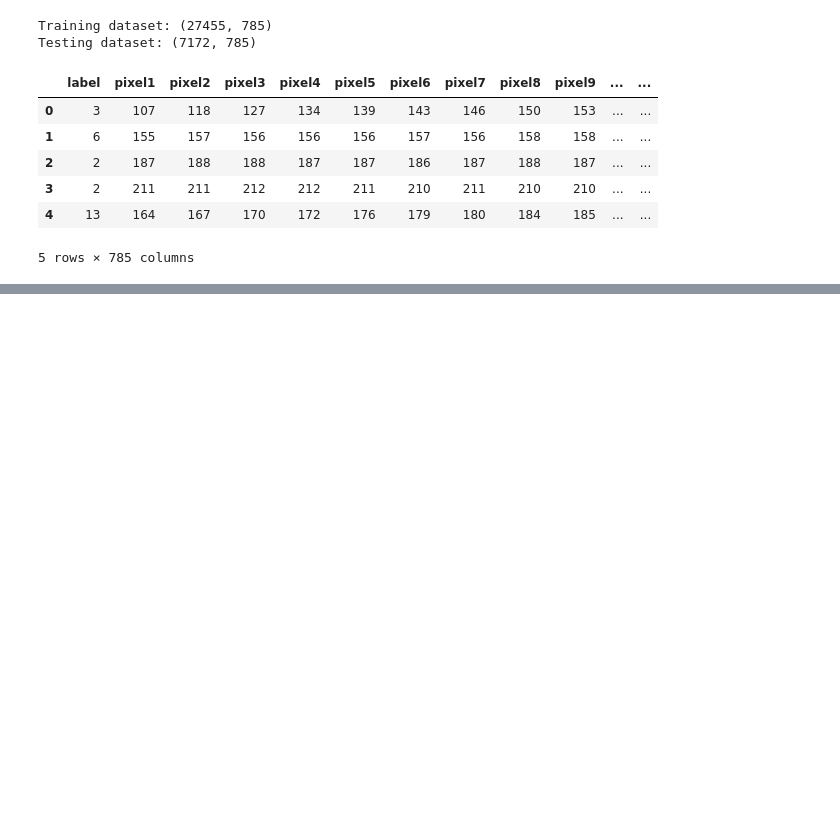
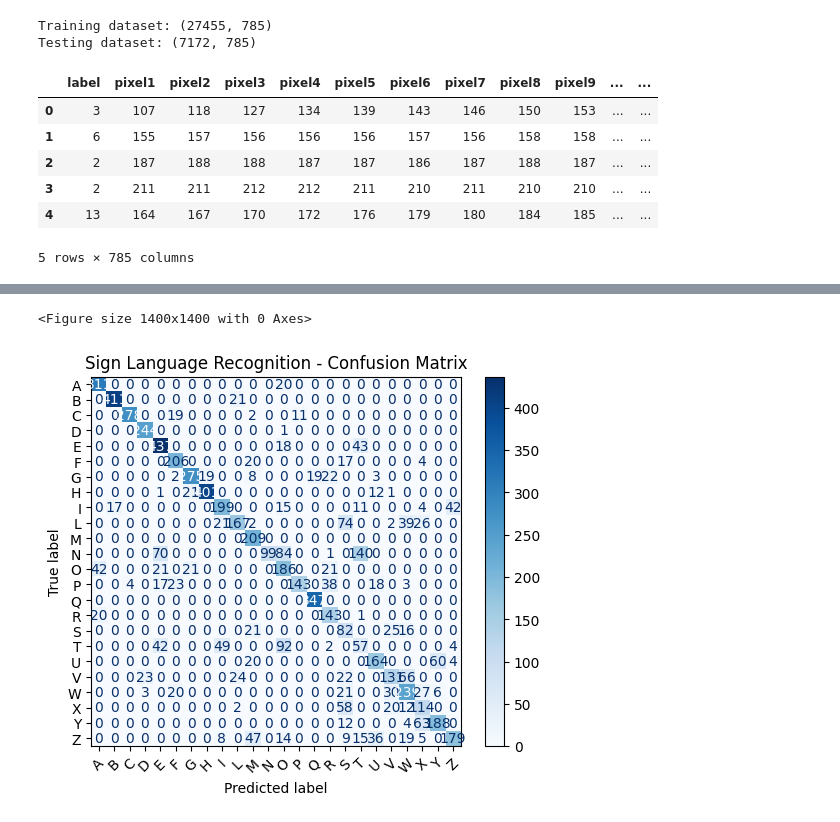
Before and after one commit to Mattchow041123/Sign-Language-Alphabet-Recognizer, a Jupyter notebook: Sign_Language_Alphabet_Recognizer.ipynb, the cells around one changed output, grey strips where cells are left out. Cells and saved outputs as stored; diff of their text form; code cells hidden in the pictures; blank space fills up the shorter version.

```diff
--- a/Sign_Language_Alphabet_Recognizer.ipynb
+++ b/Sign_Language_Alphabet_Recognizer.ipynb
@@ -126,0 +294,8 @@ Testing dataset: (7172, 785)
+# %%
+model.compile(
+    optimizer='adam',
+    loss='sparse_categorical_crossentropy',
+    metrics=['accuracy']
+)
+
+model.summary()
@@ -126,0 +318,8 @@ Testing dataset: (7172, 785)
+# %%
+history = model.fit(
+    X_train,
+    y_train,
+    epochs=15,
+    batch_size=32,
+    validation_split=0.2
+)
@@ -126,0 +395,29 @@ Testing dataset: (7172, 785)
+# %%
+import matplotlib.pyplot as plt
+from sklearn.metrics import confusion_matrix, ConfusionMatrixDisplay
+
+cm = confusion_matrix(y_test, y_pred, labels=labels)
+
+display_labels = [
+    label_to_letter(int(label))
+    for label in labels
+]
+
+plt.figure(figsize=(14, 14))
+
+disp = ConfusionMatrixDisplay(
+    confusion_matrix=cm,
+    display_labels=display_labels
+)
+
+disp.plot(
+    cmap='Blues',
+    xticks_rotation=45,
+    values_format='d'
+)
+
+plt.title("Sign Language Recognition - Confusion Matrix")
+plt.show()
+# %% [output]
+<Figure size 1400x1400 with 0 Axes>
+[figure, added]
```
Also changed, not shown: parts of 19 cells of this notebook.
